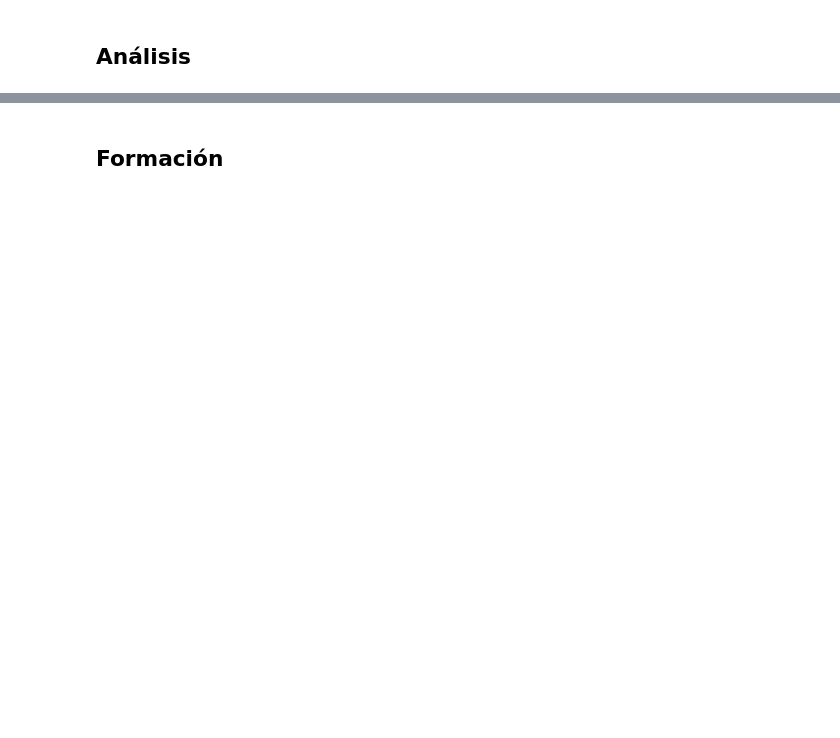
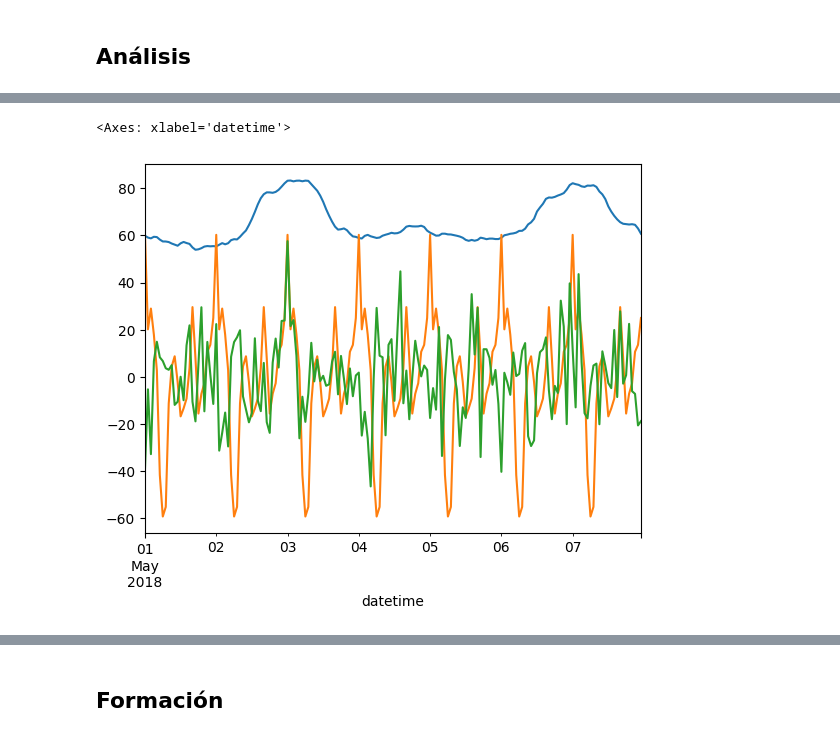
Before and after one commit to vallejocvl/tripleten-ds, a Jupyter notebook: sprint_15/sprint15_cvl.ipynb, the cells around one changed output, grey strips where cells are left out. Cells and saved outputs as stored; diff of their text form; code cells hidden in the pictures; blank space fills up the shorter version.

```diff
--- a/sprint_15/sprint15_cvl.ipynb
+++ b/sprint_15/sprint15_cvl.ipynb
@@ -21,0 +135,9 @@ El número de pedidos está en la columna `num_orders`.
+# %%
+# Seasonal Decompose viendo la quincena aleatoria
+
+decomposed.trend["2018-05-01":"2018-05-07"].plot()
+decomposed.seasonal["2018-05-01":"2018-05-07"].plot()
+decomposed.resid["2018-05-01":"2018-05-07"].plot()
+# %% [output]
+<Axes: xlabel='datetime'>
+[figure, added]
```
Also changed, not shown: parts of 35 cells of this notebook, 9 other files.
